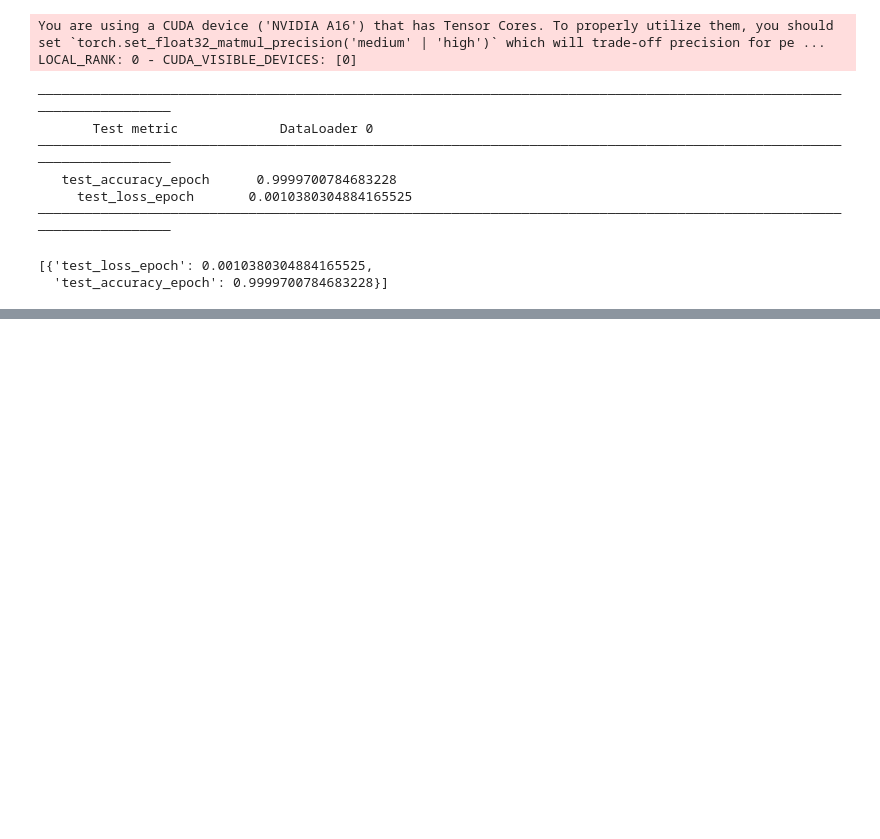
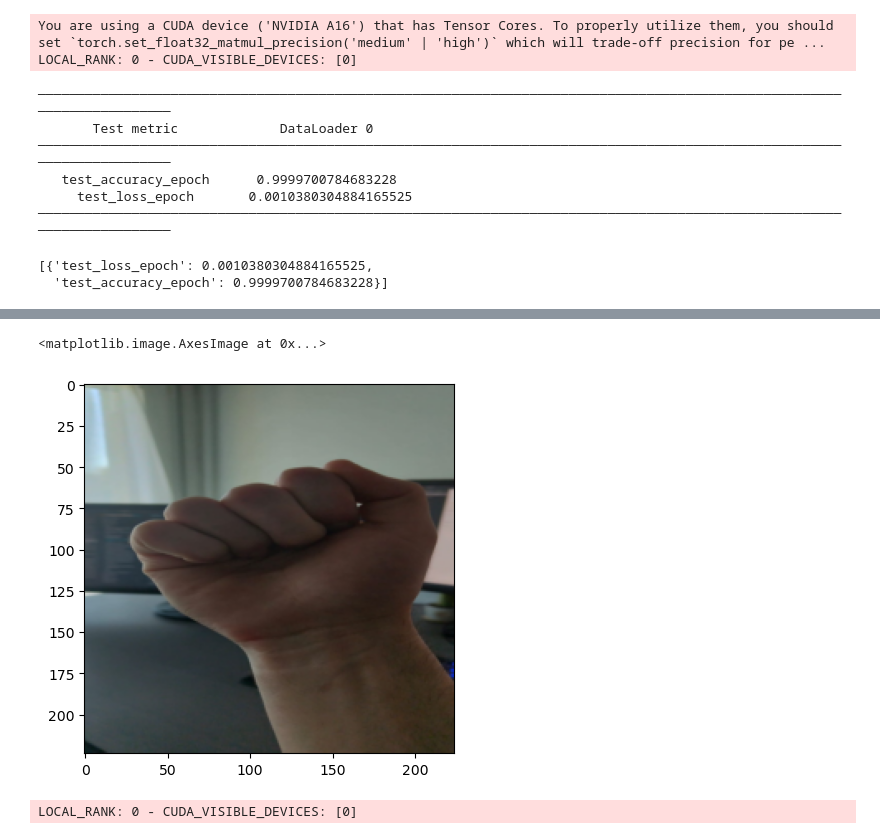
Before and after one commit to V8-Luky/dspro2, a Jupyter notebook: efficientnet.ipynb, the cells around one changed output, grey strips where cells are left out. Cells and saved outputs as stored; diff of their text form; code cells hidden in the pictures; blank space fills up the shorter version.

Commit message:
Finally evaluate model on real life images - accuracy: 0

```diff
--- a/efficientnet.ipynb
+++ b/efficientnet.ipynb
@@ -477,0 +491,20 @@ wandb: Find logs at: wandb/run-20250414_193414-vgpfh9rt/logs
+# %%
+from PIL import Image
+from pathlib import Path
+import matplotlib.pyplot as plt
+
+import torch
+from torchvision.transforms import v2
+
+orig_img = Image.open(Path("/home/jovyan/Test-Hands/A") / 'A_1.jpeg')
+# %%
+resized_imgs = [v2.Resize(size=(224,224))(orig_img)]
+# %%
+plt.imshow(resized_imgs[0])
+# %% [output]
+<matplotlib.image.AxesImage at 0x...>
+[figure, added]
+# %%
+preds = trainer.predict(model, Predict())
+# %% [output]
+LOCAL_RANK: 0 - CUDA_VISIBLE_DEVICES: [0]
```
Also changed, not shown: parts of 10 cells of this notebook.
